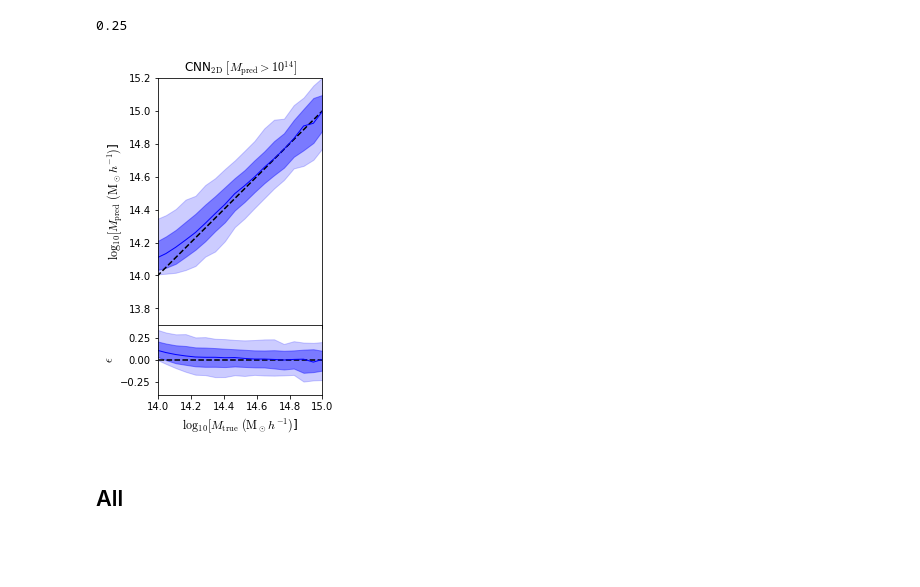
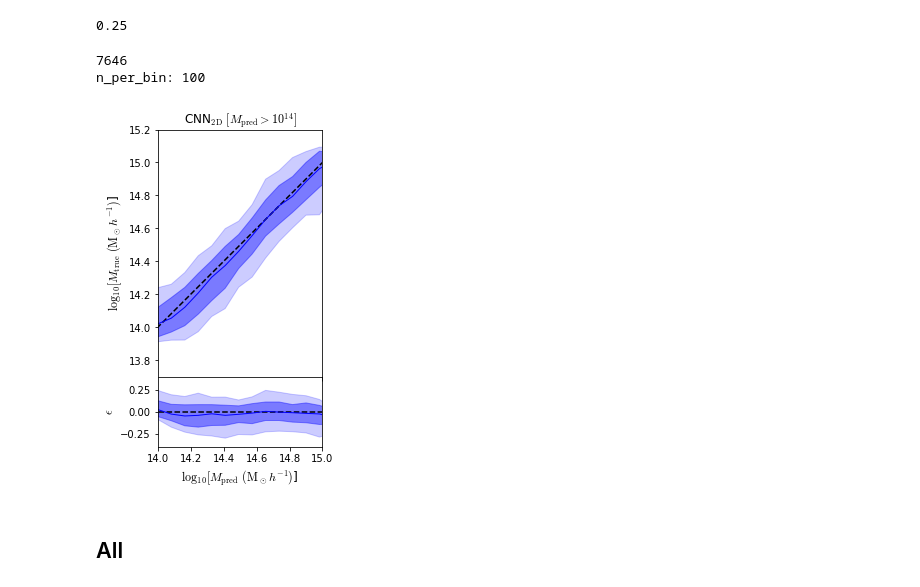
Before and after one commit to McWilliamsCenter/halo_cnn, a Jupyter notebook: notebooks/joanne.ipynb, the cells around one changed output. Saved outputs shown, nothing was run; the diff lists cells and outputs as text; code cells hidden in the pictures; blank space fills up the shorter version.

```diff
--- a/notebooks/joanne.ipynb
+++ b/notebooks/joanne.ipynb
@@ -125,8 +191,13 @@ print(cnn_par['bandwidth'])
 0.25
 # %%
 # Cut on Mpred
-cnn_dat['logmass_test'] = cnn_dat['logmass_test'][cnn_dat['logmass_pred'] > 14]
-cnn_dat['logmass_pred'] = cnn_dat['logmass_pred'][cnn_dat['logmass_pred'] > 14]
+# cnn_dat['logmass_test'] = cnn_dat['logmass_test'][cnn_dat['logmass_pred'] > 14]
+# cnn_dat['logmass_pred'] = cnn_dat['logmass_pred'][cnn_dat['logmass_pred'] > 14]
+
+cnn_dat['logmass_test'],cnn_dat['logmass_pred'] = flat_test(cnn_dat['logmass_test'],cnn_dat['logmass_pred'])
+# %% [output]
+7646
+n_per_bin: 100
 # %%
 s=1
 
@@ -139,45 +210,45 @@ ax1.plot(one_to_one,one_to_one, color='k', linestyle='dashed')
 # ax1.plot(cnn_dat['logmass_test'][cnn_dat['logmass_test']>15.05],
 #          cnn_dat['logmass_pred'][cnn_dat['logmass_test']>15.05],'.', c='r'
 #         )
-matt.binnedplot(cnn_dat['logmass_test'], cnn_dat['logmass_pred'], n=20,
+matt.binnedplot(cnn_dat['logmass_pred'], cnn_dat['logmass_test'], n=20,
             percentiles=[34,47], median=True, ax=ax1, log=0, c='b'
             )
 
 
-ax1.set_ylabel(r'$\log_{10}[M_\mathrm{pred}\ (\mathrm{M}_\odot h^{-1})$]',fontsize=12)
+ax1.set_ylabel(r'$\log_{10}[M_\mathrm{true}\ (\mathrm{M}_\odot h^{-1})$]',fontsize=12)
 
 ax1.set_xticklabels([])
 ax1.set_xlim(xmin=14, xmax=15)
 ax1.set_ylim(ymin=13.7, ymax=15.2)
 ax1.set_aspect(aspect='equal',adjustable='box', anchor='S')
 
 
 # pred_err = (10.**cnn_dat['logmass_pred'])/(10.**cnn_dat['logmass_test']) - 1.
-pred_err = cnn_dat['logmass_pred'] - cnn_dat['logmass_test']
+pred_err =  cnn_dat['logmass_test'] - cnn_dat['logmass_pred']
 
 ax2 = f.add_subplot(gs[1,0])# , sharex=ax1)
 ax2.plot(one_to_one,[0]*len(one_to_one), color='k', linestyle='dashed')
 
-matt.binnedplot(cnn_dat['logmass_test'],pred_err,n=20, percentiles=[34, 47],
+matt.binnedplot(cnn_dat['logmass_pred'],pred_err,n=20, percentiles=[34, 47],
                 median=True, ax=ax2, label='cnn',c='b', errorbar=False, names=False,
                 log=0)#, err_lines=True, linestyle='--')
 
 ax2.set_xlim(xmin=14, xmax=15)
 
 ax2.set_ylim(ymin=-0.4,ymax=0.4)
 ax2.set_ylabel(r'$\epsilon$',fontsize=12)
-ax2.set_xlabel(r'$\log_{10}[M_\mathrm{true}\ (\mathrm{M}_\odot h^{-1})$]',fontsize=12)
+ax2.set_xlabel(r'$\log_{10}[M_\mathrm{pred}\ (\mathrm{M}_\odot h^{-1})$]',fontsize=12)
 
 # ax2.set_yticklabels([-1,0,1])
 
 
 ax1.set_title('CNN$_\mathrm{2D}\ [M_\mathrm{pred}>10^{14}]$', fontsize=12)
 
 plt.tight_layout()
 
 f.savefig(os.path.join(imdir,'pred_2d.png'),bbox_inches='tight', dpi=300)
 # %% [output]
-[figure, old version]
+[figure, new version]
 # %% [markdown]
 ## All
 # %%
```
Also changed, not shown: parts of 6 cells of this notebook, 6 other files.
